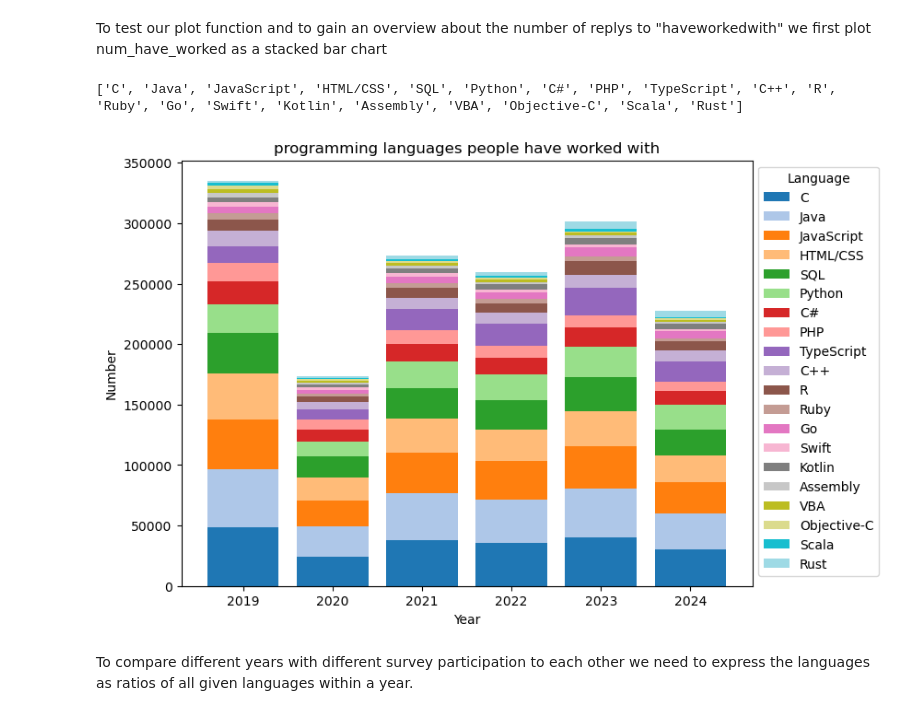
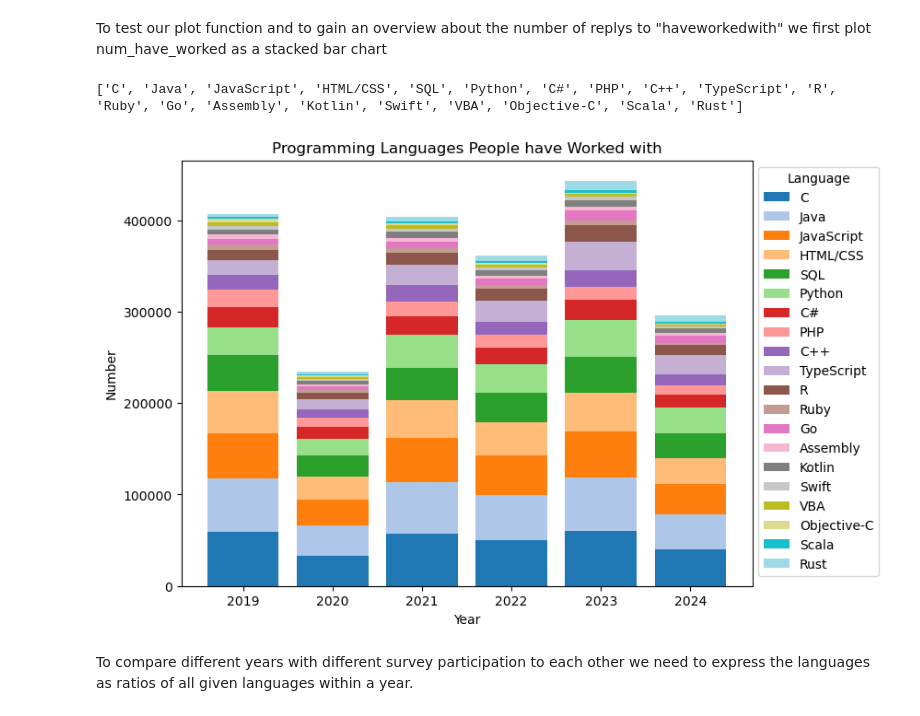
Before and after one commit to AlbertFlatscher/Stackoverflow_Survey_over_Time, a Jupyter notebook: Shifts_in_Programming_Preferences_from_2019_to_2024.ipynb, the cells around one changed output. Saved outputs shown, nothing was run; the diff lists cells and outputs as text; code cells hidden in the pictures.

Commit message:
Added Title Case for diagram titles

```diff
--- a/Shifts_in_Programming_Preferences_from_2019_to_2024.ipynb
+++ b/Shifts_in_Programming_Preferences_from_2019_to_2024.ipynb
@@ -256,11 +274,8 @@ dtype: float64
 # %%
-# We need to further thin out the df and drop columns not
-# relevant for our research questions. Espacially columns with many NaN's
+# We need to further thin out the df and drop columns more then 10% NaN's
 print(reduced_df.shape)
-reduced_df = reduced_df.drop(['Currency', 'CompTotal', 'Gender', 'OrgSize', 'YearsCodePro'], axis=1)
+reduced_df = reduced_df.drop(['Currency', 'CompTotal', 'Gender', 'OrgSize', 'YearsCodePro',\
+                            'SOPartFreq', 'DevType'], axis=1)
 print(reduced_df.shape)
-# drop the rows conataining (any) NaN's and check the shape of the df
-reduced_df = reduced_df.dropna()
-print(reduced_df.shape)
 # %% [output]
 (464672, 19)
@@ -384,10 +430,10 @@ To test our plot function and to gain an overview about the number of replys to
 # %%
 # plot the number of people who worked with a certain language using plot_stacked_bar
 plot_stacked_bar(num_have_worked, 'Number',\
-                 'programming languages people have worked with',-1, False)
+                 'Programming Languages People have Worked with',-1, False)
 # %% [output]
-['C', 'Java', 'JavaScript', 'HTML/CSS', 'SQL', 'Python', 'C#', 'PHP', 'TypeScript', 'C++', 'R', 'Ruby', 'Go', 'Swift', 'Kotlin', 'Assembly', 'VBA', 'Objective-C', 'Scala', 'Rust']
+['C', 'Java', 'JavaScript', 'HTML/CSS', 'SQL', 'Python', 'C#', 'PHP', 'C++', 'TypeScript', 'R', 'Ruby', 'Go', 'Assembly', 'Kotlin', 'Swift', 'VBA', 'Objective-C', 'Scala', 'Rust']
-[figure, old version]
+[figure, new version]
 # %% [markdown]
 To compare different years with different survey participation to each other we need to express the languages as ratios of all given languages within a year.
 # %%
```
Also changed, not shown: parts of 16 cells of this notebook.
